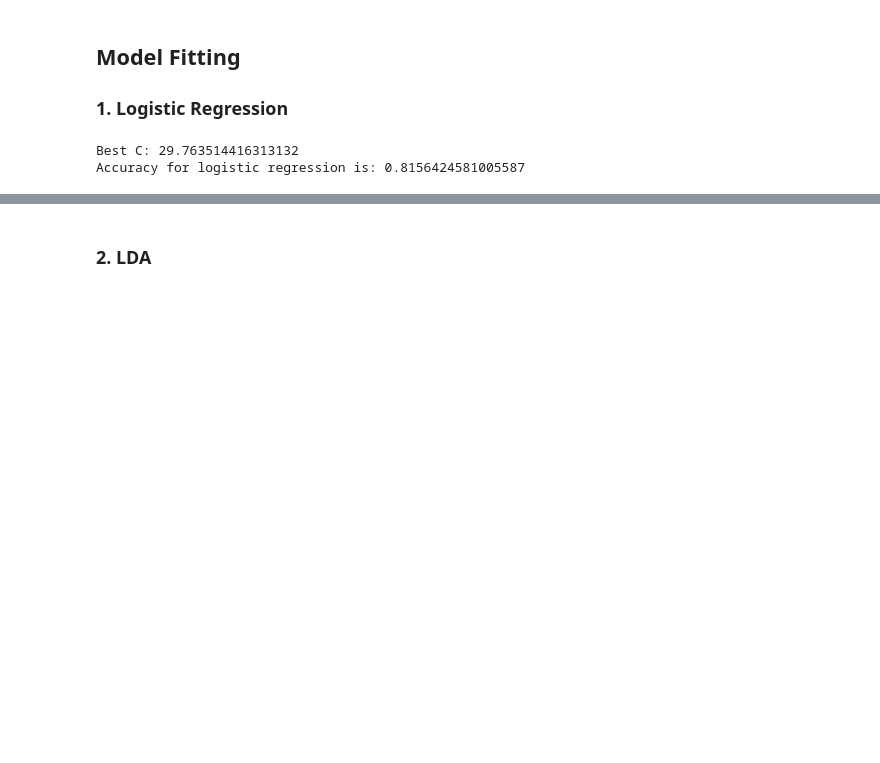
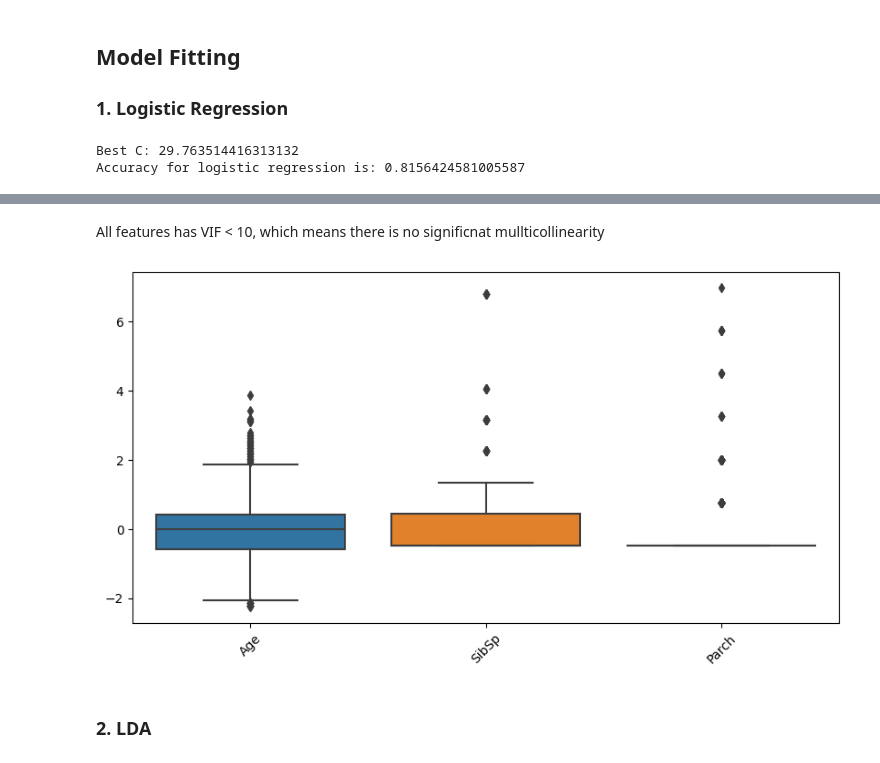
Before and after one commit to howiess/Competition, a Jupyter notebook: titanic.ipynb, the cells around one changed output, grey strips where cells are left out. Cells and saved outputs as stored; diff of their text form; code cells hidden in the pictures; blank space fills up the shorter version.

```diff
--- a/titanic.ipynb
+++ b/titanic.ipynb
@@ -150,3 +206,13 @@ Accuracy for logistic regression is: 0.8156424581005587
+# %% [markdown]
+All features has VIF < 10, which means there is no significnat mullticollinearity
+# %%
+# Outliers
+plt.figure(figsize=(10,5))
+sns.boxplot(data=pd.DataFrame(df_train[['Age', 'SibSp', 'Parch']]))
+plt.xticks(range(df_train[['Age', 'SibSp', 'Parch']].shape[1]), df_train[['Age', 'SibSp', 'Parch']].columns, rotation=45)
+plt.show()
+# %% [output]
+[figure, added]
 # %% [markdown]
 ### 2. LDA
 # %%
```
Also changed, not shown: parts of 12 cells of this notebook.
